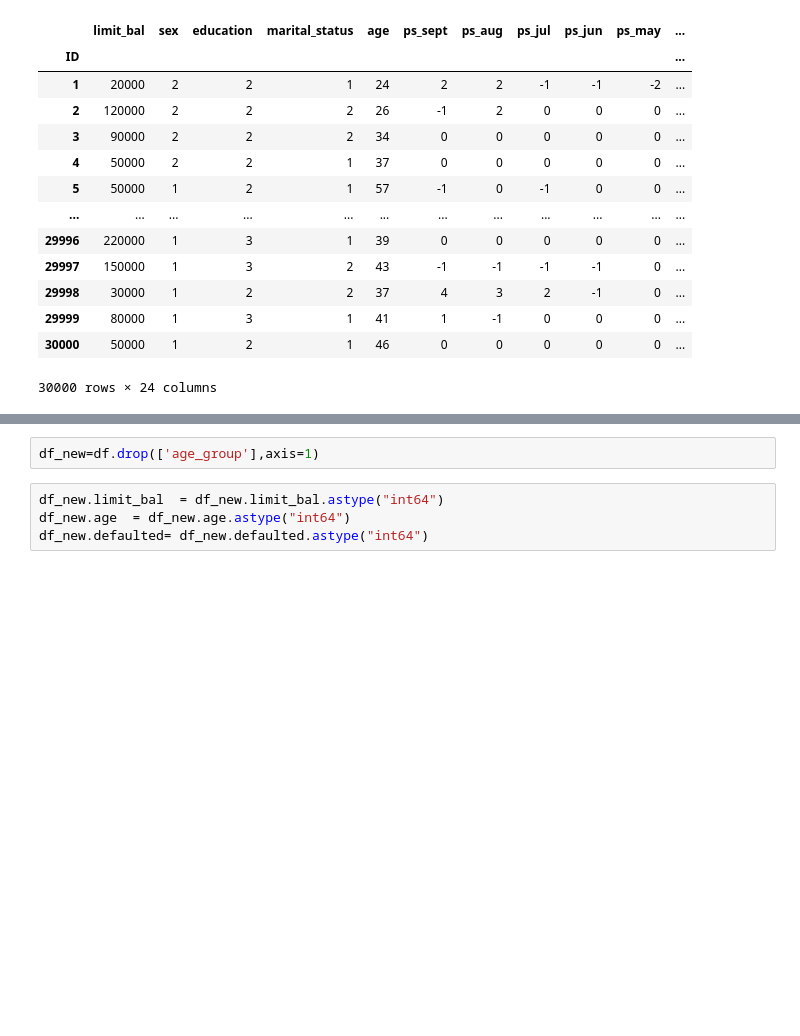
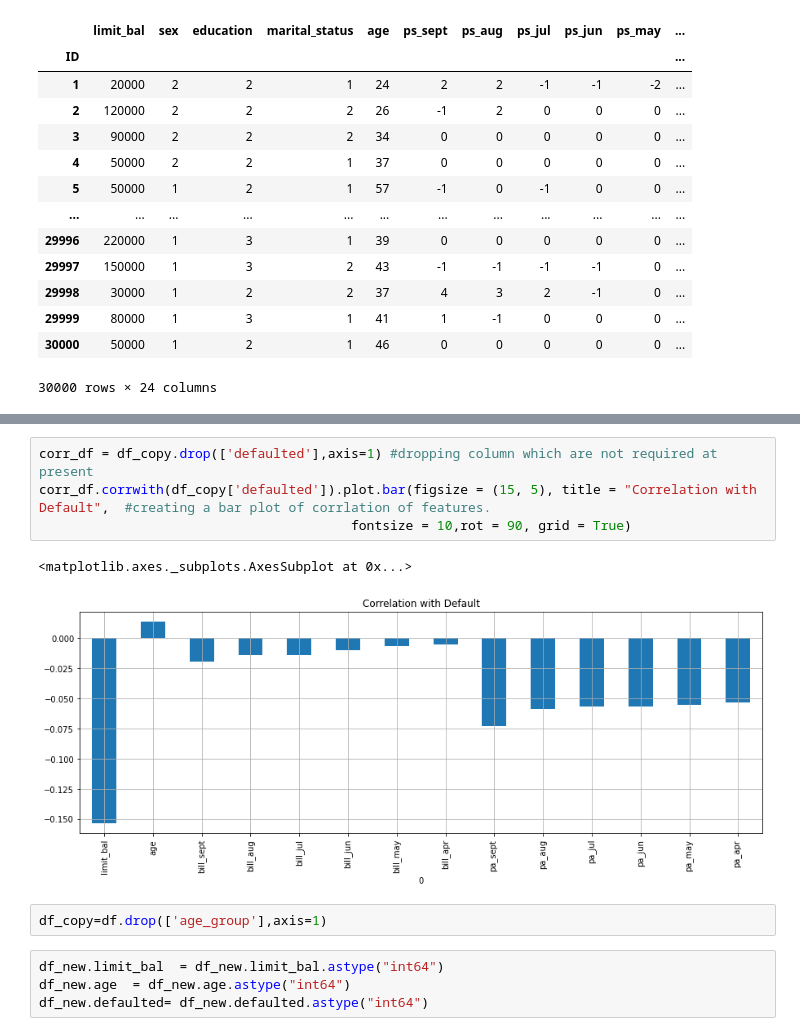
Before and after one commit to shreesha2304/Credit-Card-Default-Prediction, a Jupyter notebook: Credit_Card_Default_Prediction_Capstone_Project.ipynb, the cells around one changed output, grey strips where cells are left out. Drawn from its saved outputs; the diff is of its cells as text; blank space fills up the shorter version.

```diff
--- a/Credit_Card_Default_Prediction_Capstone_Project.ipynb
+++ b/Credit_Card_Default_Prediction_Capstone_Project.ipynb
@@ -579,5 +604,12 @@ ValueError: ignored
+# %%
+corr_df = df_copy.drop(['defaulted'],axis=1) #dropping column which are not required at present
+corr_df.corrwith(df_copy['defaulted']).plot.bar(figsize = (15, 5), title = "Correlation with Default",  #creating a bar plot of corrlation of features.
+                                        fontsize = 10,rot = 90, grid = True)
+# %% [output]
+<matplotlib.axes._subplots.AxesSubplot at 0x...>
+[figure, added]
 # %%
-df_new=df.drop(['age_group'],axis=1)
+df_copy=df.drop(['age_group'],axis=1)
 # %%
 df_new.limit_bal  = df_new.limit_bal.astype("int64")
 df_new.age  = df_new.age.astype("int64")
```
Also changed, not shown: parts of 46 cells of this notebook.
